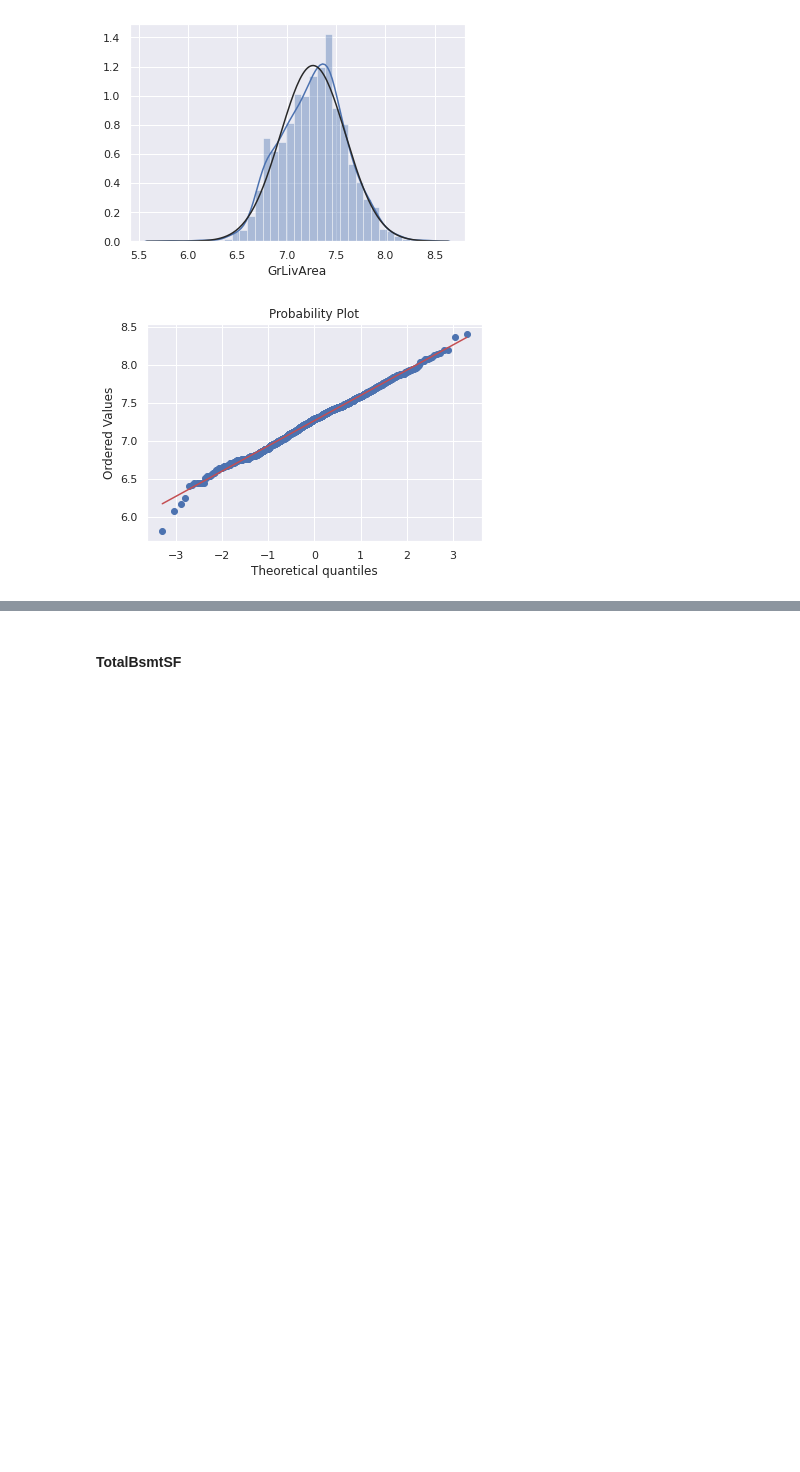
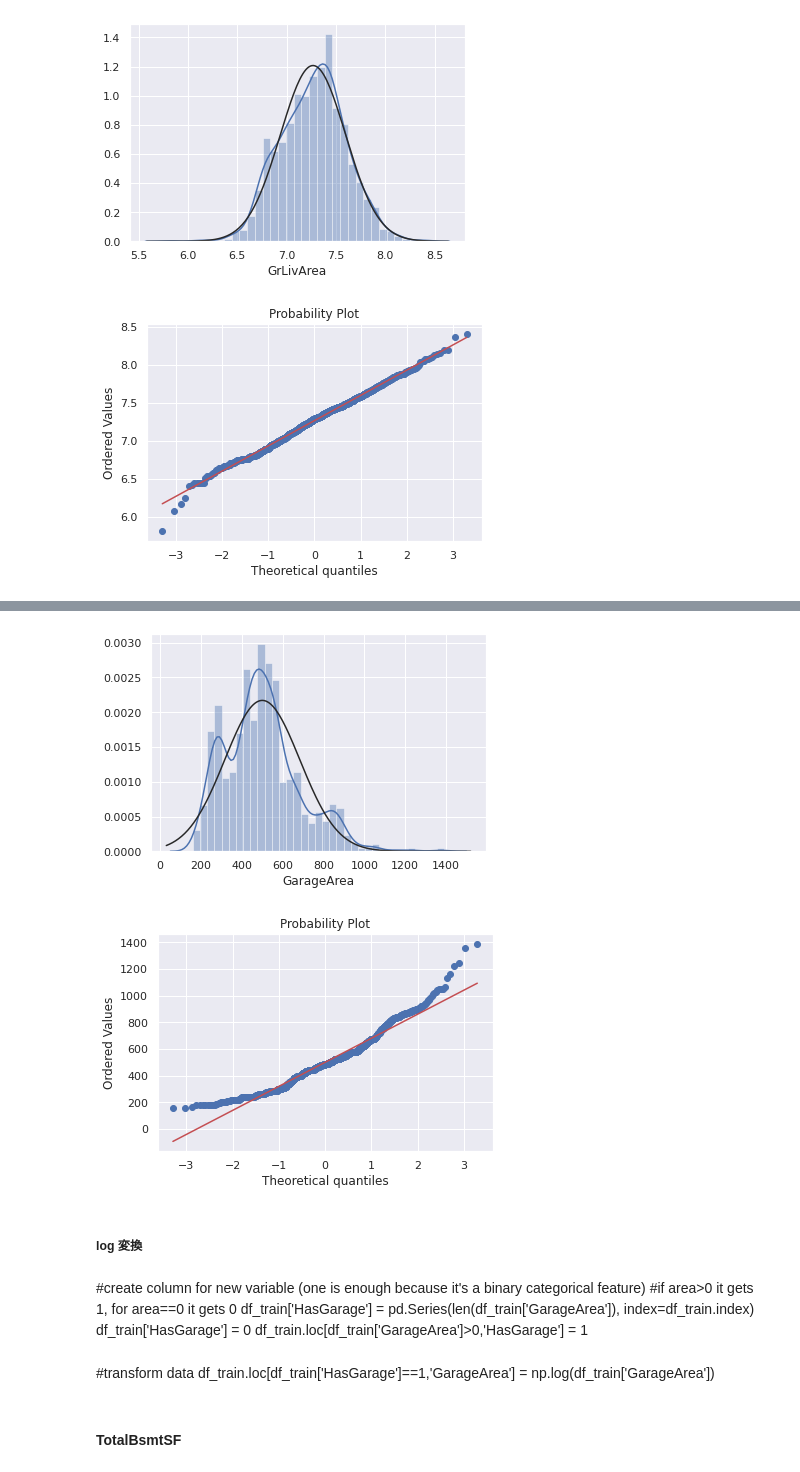
Before and after one commit to gnkm/kaggle.house-prices, a Jupyter notebook: notebooks/EDA.ipynb, the cells around one changed output, grey strips where cells are left out. Cells and saved outputs as stored; diff of their text form; code cells hidden in the pictures; blank space fills up the shorter version.

```diff
--- a/notebooks/EDA.ipynb
+++ b/notebooks/EDA.ipynb
@@ -499,0 +538,2 @@ res = stats.probplot(df_train['GrLivArea'], plot=plt)
+# %%
+pt = PowerTransformer(method='box-cox')
@@ -499,0 +546,4 @@ res = stats.probplot(df_train['GrLivArea'], plot=plt)
+# %%
+# data = df_train[[df_train[['GarageArea']>0]], 'SalePrice']
+df_train_bc = df_train[df_train['GarageArea']>0][['GarageArea', 'SalePrice']]
+df_train_bc.head()
@@ -499,0 +557,2 @@ res = stats.probplot(df_train['GrLivArea'], plot=plt)
+# %%
+pt.fit_transform(df_train_bc)
@@ -500,3 +567,21 @@ res = stats.probplot(df_train['GrLivArea'], plot=plt)
+# %%
+sns.distplot(df_train_bc[df_train_bc['GarageArea']>0]['GarageArea'], fit=norm);
+fig = plt.figure()
+res = stats.probplot(df_train_bc[df_train_bc['GarageArea']>0]['GarageArea'], plot=plt)
+# %% [output]
+[figure, added]
+[figure, added]
+# %% [markdown]
+##### log 変換
+# %% [markdown]
+#create column for new variable (one is enough because it's a binary categorical feature)
+#if area>0 it gets 1, for area==0 it gets 0
+df_train['HasGarage'] = pd.Series(len(df_train['GarageArea']), index=df_train.index)
+df_train['HasGarage'] = 0
+df_train.loc[df_train['GarageArea']>0,'HasGarage'] = 1
+# %% [markdown]
+#transform data
+df_train.loc[df_train['HasGarage']==1,'GarageArea'] = np.log(df_train['GarageArea'])
 # %% [markdown]
 #### TotalBsmtSF
 # %%
```
Also changed, not shown: parts of 14 cells of this notebook.
